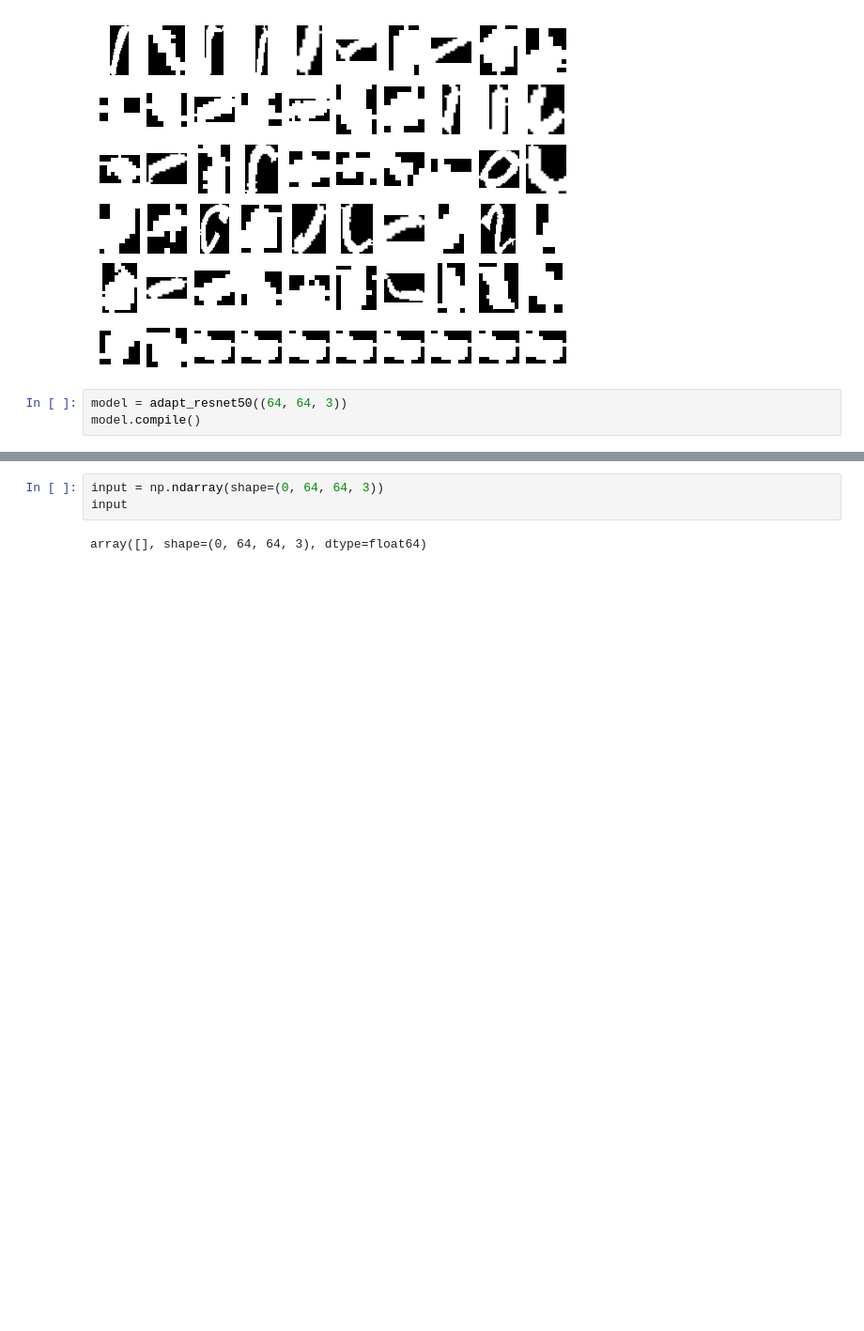
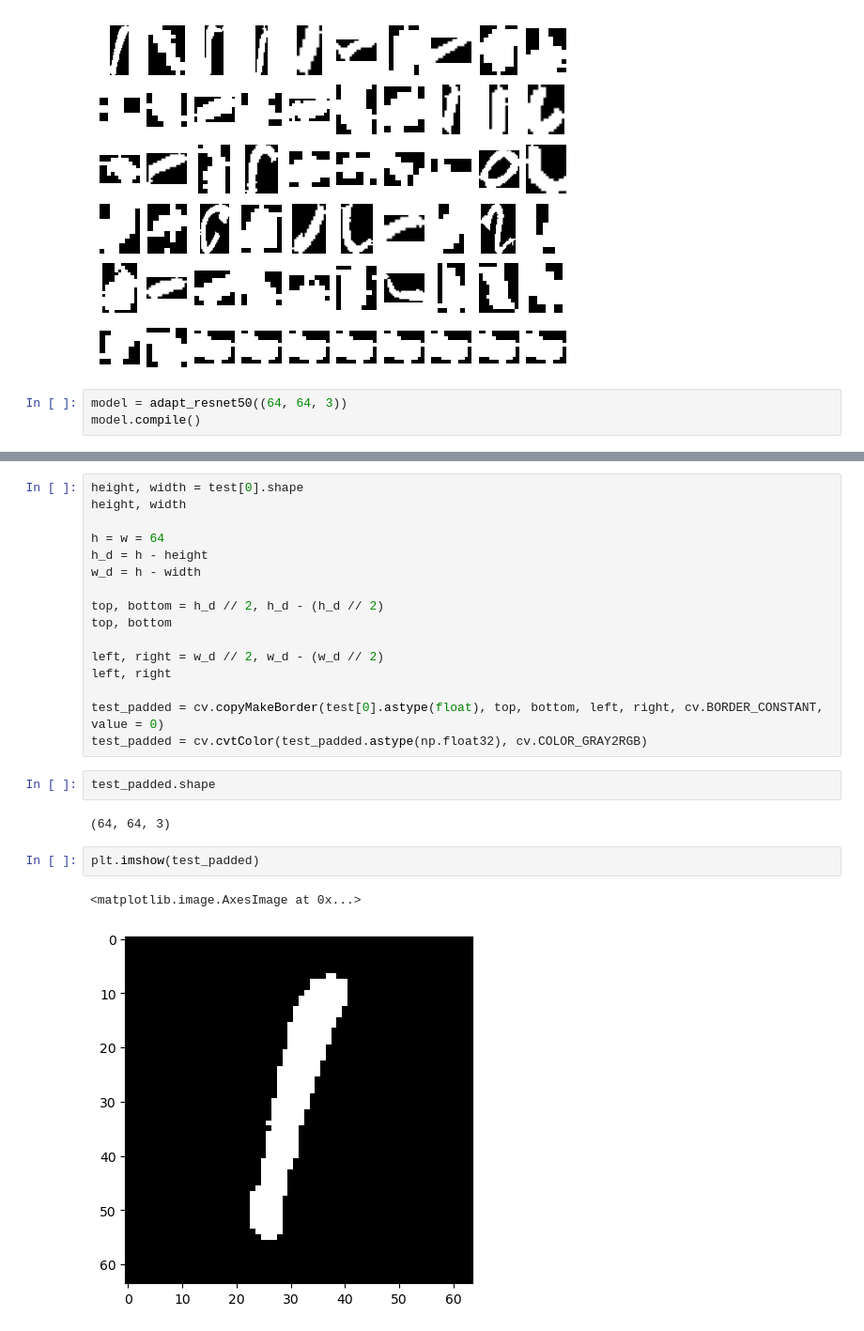
Before and after one commit to justjude97/MultiScript-Handwriting-Identification-with-Stroke-Decomposition, a Jupyter notebook: Code and Experiments/experimentation/baseline_architecture.ipynb, the cells around one changed output, grey strips where cells are left out. Shown at 94% size. Cells and saved outputs as stored; diff of their text form; blank space fills up the shorter version.

```diff
--- a/Code and Experiments/experimentation/baseline_architecture.ipynb
+++ b/Code and Experiments/experimentation/baseline_architecture.ipynb
@@ -71,6 +73,26 @@ Non-trainable params: 53,120
 _________________________________________________________________
-# %%
-input = np.ndarray(shape=(0, 64, 64, 3))
-input
-# %% [output]
-array([], shape=(0, 64, 64, 3), dtype=float64)
+# %%
+height, width = test[0].shape
+height, width
+
+h = w = 64
+h_d = h - height
+w_d = h - width
+
+top, bottom = h_d // 2, h_d - (h_d // 2)
+top, bottom
+
+left, right = w_d // 2, w_d - (w_d // 2)
+left, right
+
+test_padded = cv.copyMakeBorder(test[0].astype(float), top, bottom, left, right, cv.BORDER_CONSTANT, value = 0)
+test_padded = cv.cvtColor(test_padded.astype(np.float32), cv.COLOR_GRAY2RGB)
+# %%
+test_padded.shape
+# %% [output]
+(64, 64, 3)
+# %%
+plt.imshow(test_padded)
+# %% [output]
+<matplotlib.image.AxesImage at 0x...>
+[figure, added]
```
Also changed, not shown: parts of 3 cells of this notebook, 2 other files.
